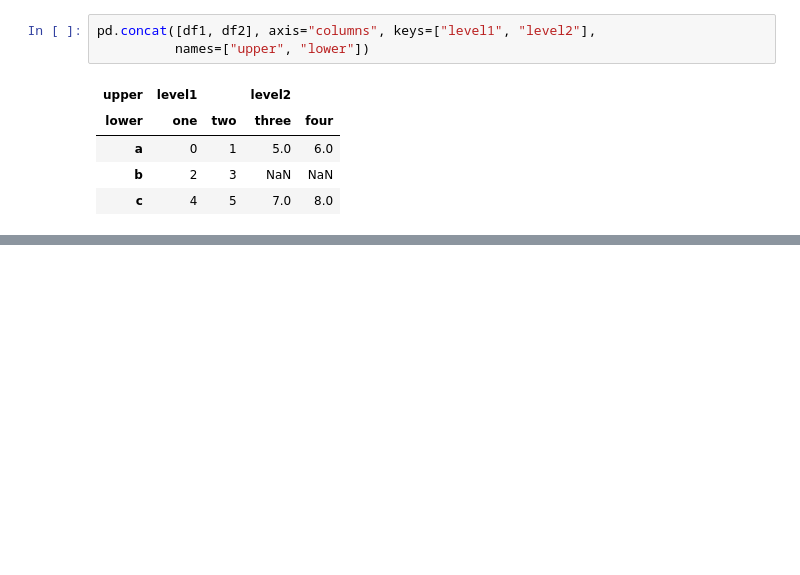
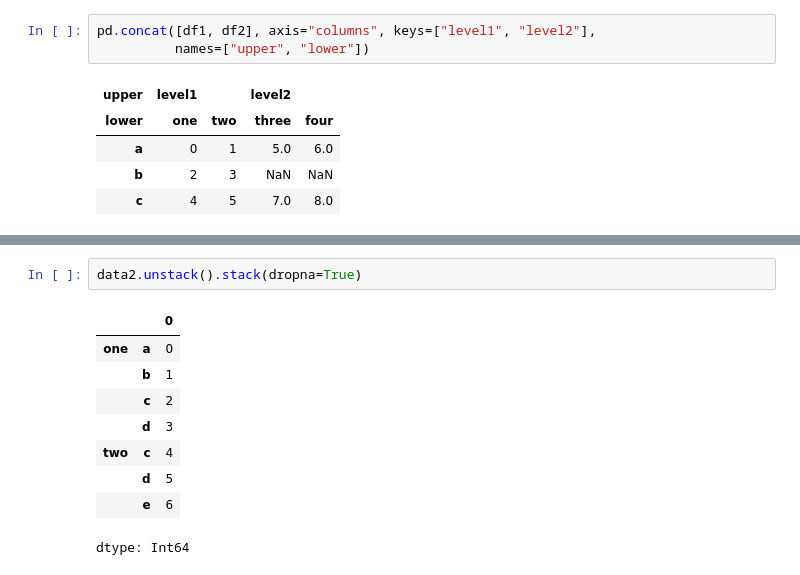
Before and after one commit to url-github/Pandas, a Jupyter notebook: 008_PywAD_Przetwarzanie_danych,_łączenie_itd.ipynb, the cells around one changed output, grey strips where cells are left out. Saved outputs shown, nothing was run; the diff lists cells and outputs as text; blank space fills up the shorter version.

```diff
--- a/008_PywAD_Przetwarzanie_danych,_łączenie_itd.ipynb
+++ b/008_PywAD_Przetwarzanie_danych,_łączenie_itd.ipynb
@@ -985,0 +1042,12 @@ pd.melt(df, value_vars=["key", "A", "B"])
+# %%
+data2.unstack().stack(dropna=True)
+# %% [output]
+|  |  | 0 |
+| one | a | 0 |
+|  | b | 1 |
+|  | c | 2 |
+|  | d | 3 |
+| two | c | 4 |
+|  | d | 5 |
+|  | e | 6 |
+dtype: Int64
```
Also changed, not shown: parts of 72 cells of this notebook.
